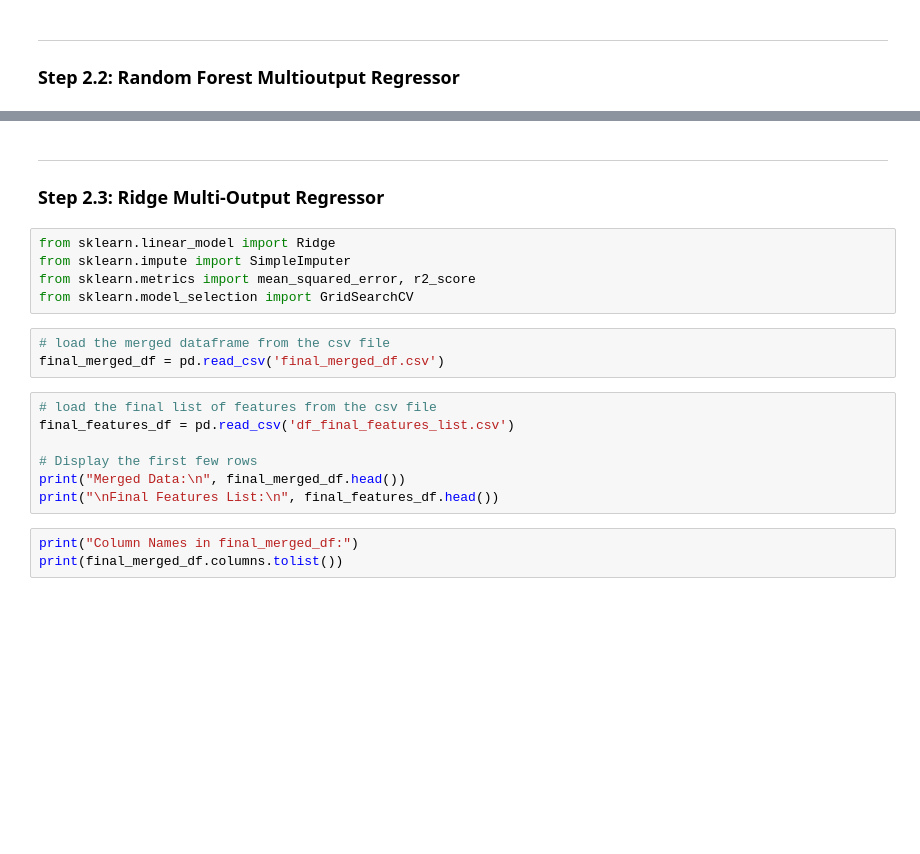
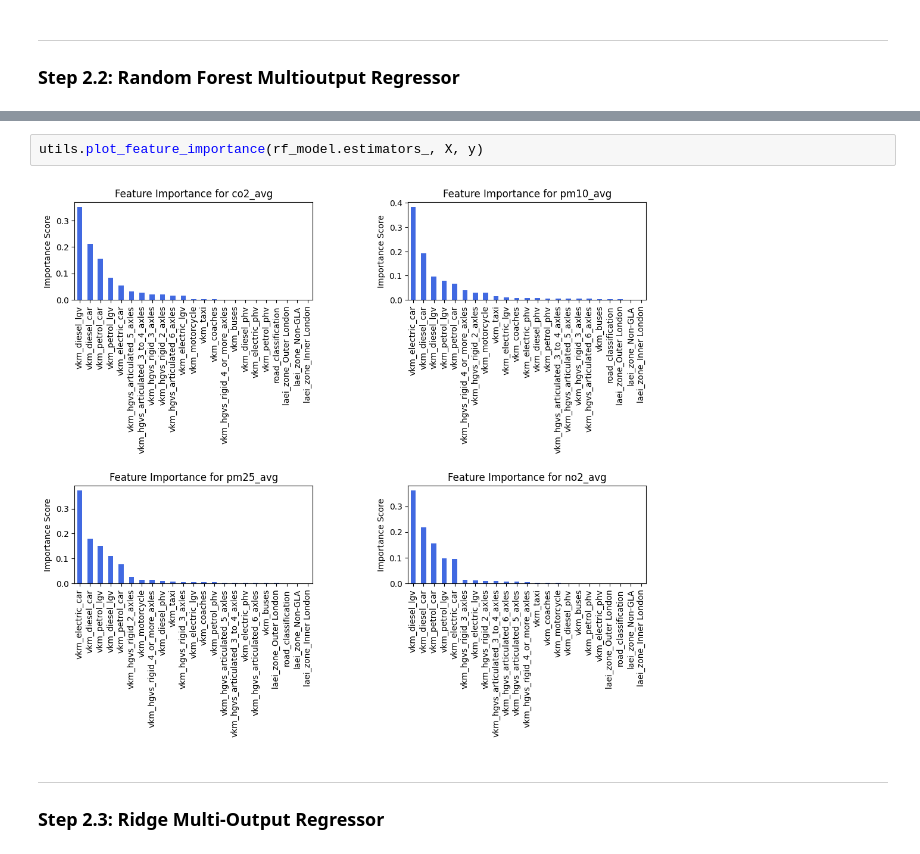
Before and after one commit to osamadev/EmissionsML, a Jupyter notebook: emissions_modeling.ipynb, the cells around one changed output, grey strips where cells are left out. Saved outputs shown, nothing was run; the diff lists cells and outputs as text; blank space fills up the shorter version.

```diff
--- a/emissions_modeling.ipynb
+++ b/emissions_modeling.ipynb
@@ -207,22 +133,8 @@ plt.show()
+# %%
+utils.plot_feature_importance(rf_model.estimators_, X, y)
+# %% [output]
+[figure, added]
 # %% [markdown]
 <hr style="border: 2px solid blue;">
 
 ### Step 2.3: Ridge Multi-Output Regressor
-# %%
-from sklearn.linear_model import Ridge
-from sklearn.impute import SimpleImputer
-from sklearn.metrics import mean_squared_error, r2_score
-from sklearn.model_selection import GridSearchCV
-# %%
-# load the merged dataframe from the csv file
-final_merged_df = pd.read_csv('final_merged_df.csv')
-# %%
-# load the final list of features from the csv file
-final_features_df = pd.read_csv('df_final_features_list.csv')
-
-# Display the first few rows
-print("Merged Data:\n", final_merged_df.head())
-print("\nFinal Features List:\n", final_features_df.head())
-# %%
-print("Column Names in final_merged_df:")
-print(final_merged_df.columns.tolist())
```
Also changed, not shown: parts of 59 cells of this notebook, 22 other files.
